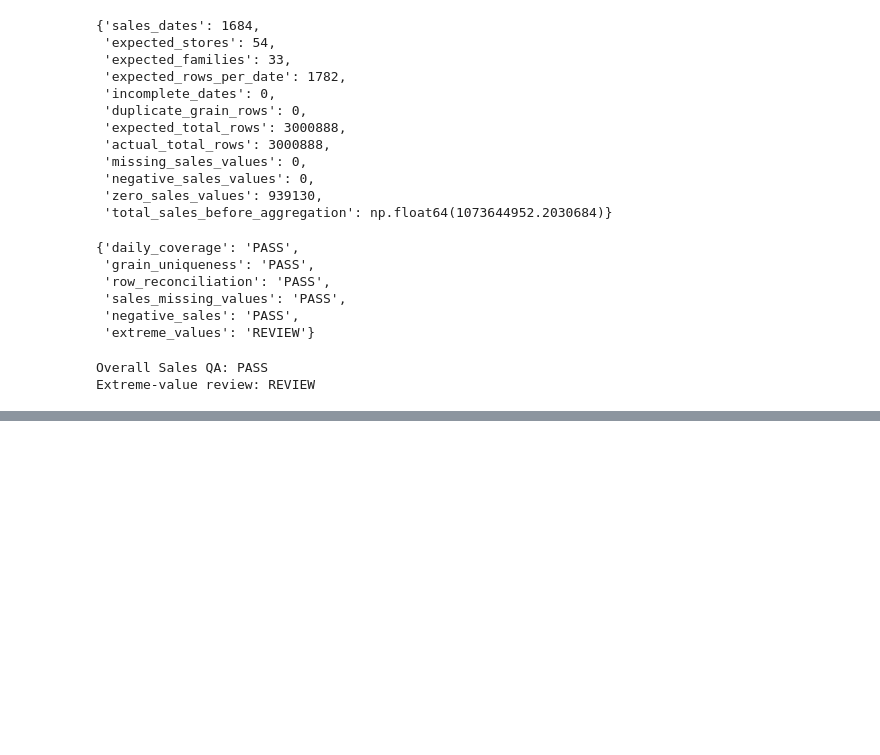
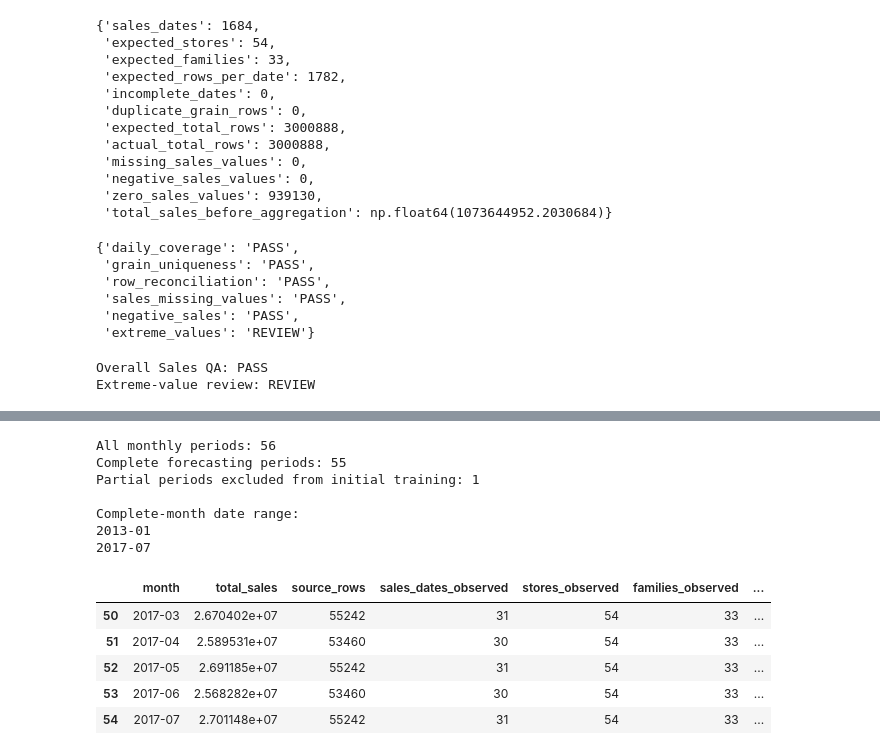
Before and after one commit to Abu-Hozaifa-Retail-Analyst/retail-sales-forecasting, a Jupyter notebook: notebooks/01_data_quality/02_initial_data_profiling.ipynb, the cells around one changed output, grey strips where cells are left out. Cells and saved outputs as stored; diff of their text form; code cells hidden in the pictures; blank space fills up the shorter version.

```diff
--- a/notebooks/01_data_quality/02_initial_data_profiling.ipynb
+++ b/notebooks/01_data_quality/02_initial_data_profiling.ipynb
@@ -7269,0 +7468,22 @@ Extreme-value review: REVIEW
+# %%
+# Step 3.7.6 — Monthly Sales Aggregation
+
+monthly_sales = (
+    train.assign(
+        month=train["date"].dt.to_period("M")
+    )
+    .groupby("month")
+    .agg(
+        total_sales=("sales", "sum"),
+        source_rows=("sales", "size"),
+        sales_dates_observed=("date", "nunique"),
+        stores_observed=("store_nbr", "nunique"),
+        families_observed=("family", "nunique")
+    )
+    .reset_index()
+)
+
+print("Monthly sales dataset shape:", monthly_sales.shape)
+
+display(monthly_sales.head())
+display(monthly_sales.tail())
@@ -7269,0 +7568,37 @@ Extreme-value review: REVIEW
+# %%
+# Step 3.7.9 — Create the initial complete-month forecasting dataset
+
+monthly_sales_complete = (
+    monthly_sales[
+        monthly_sales["is_forecast_training_period"]
+    ]
+    .copy()
+    .reset_index(drop=True)
+)
+
+print("All monthly periods:", len(monthly_sales))
+print("Complete forecasting periods:", len(monthly_sales_complete))
+print(
+    "Partial periods excluded from initial training:",
+    monthly_sales["is_partial_month"].sum()
+)
+
+print("\nComplete-month date range:")
+print(monthly_sales_complete["month"].min())
+print(monthly_sales_complete["month"].max())
+
+display(monthly_sales_complete.tail())
+# %% [output]
+All monthly periods: 56
+Complete forecasting periods: 55
+Partial periods excluded from initial training: 1
+
+Complete-month date range:
+2013-01
+2017-07
+|  | month | total_sales | source_rows | sales_dates_observed | stores_observed | families_observed | ... |
+| 50 | 2017-03 | 2.670402e+07 | 55242 | 31 | 54 | 33 | ... |
+| 51 | 2017-04 | 2.589531e+07 | 53460 | 30 | 54 | 33 | ... |
+| 52 | 2017-05 | 2.691185e+07 | 55242 | 31 | 54 | 33 | ... |
+| 53 | 2017-06 | 2.568282e+07 | 53460 | 30 | 54 | 33 | ... |
+| 54 | 2017-07 | 2.701148e+07 | 55242 | 31 | 54 | 33 | ... |
```
Also changed, not shown: parts of 17 cells of this notebook, 1 other file.
